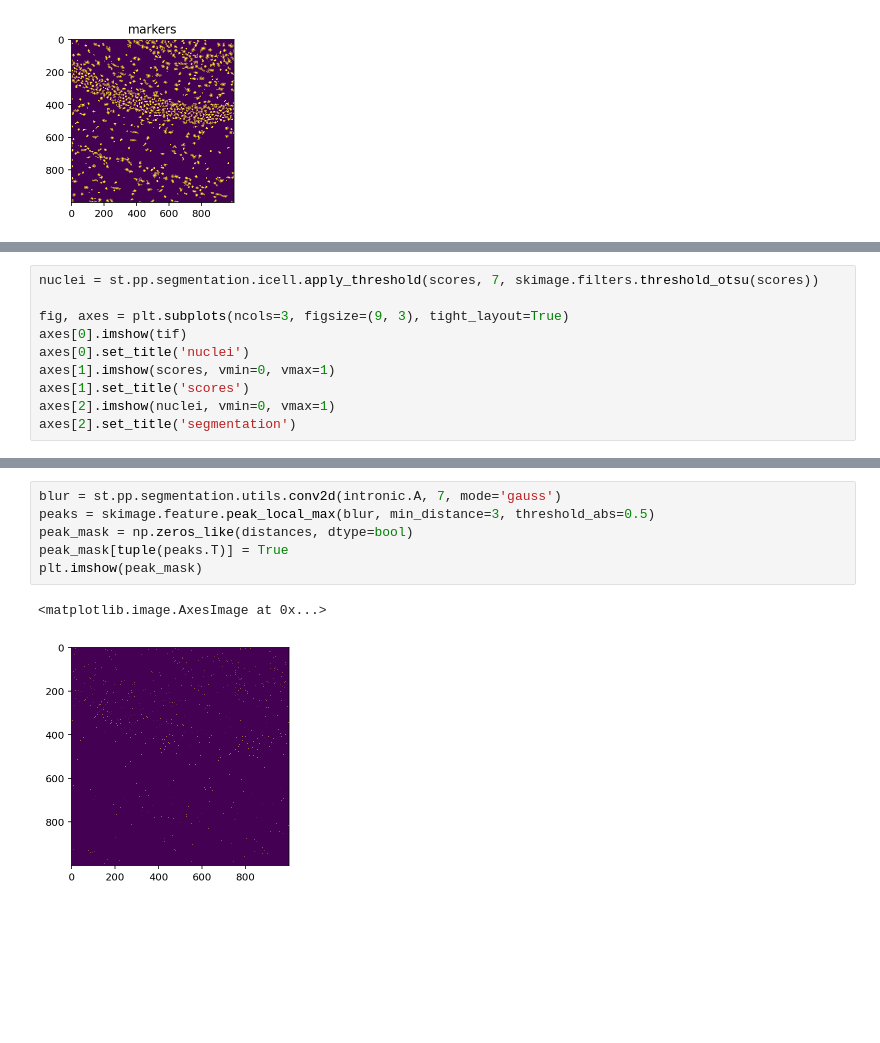
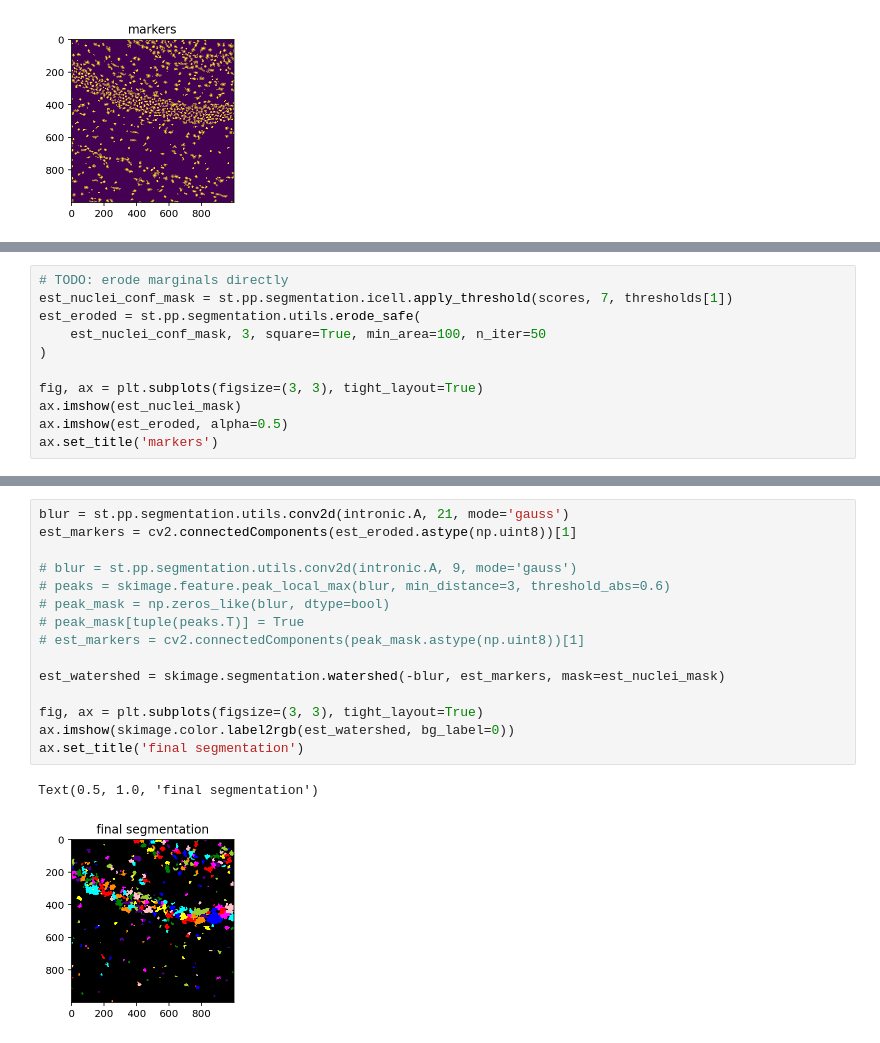
Before and after one commit to aristoteleo/spateo-notebooks, a Jupyter notebook: nuclei_segmentation.ipynb, the cells around one changed output, grey strips where cells are left out. Drawn from its saved outputs; the diff is of its cells as text; blank space fills up the shorter version.

```diff
--- a/nuclei_segmentation.ipynb
+++ b/nuclei_segmentation.ipynb
@@ -123,10 +140,0 @@ scores = st.pp.segmentation.icell.score_pixels(
-# %%
-nuclei = st.pp.segmentation.icell.apply_threshold(scores, 7, skimage.filters.threshold_otsu(scores))
-
-fig, axes = plt.subplots(ncols=3, figsize=(9, 3), tight_layout=True)
-axes[0].imshow(tif)
-axes[0].set_title('nuclei')
-axes[1].imshow(scores, vmin=0, vmax=1)
-axes[1].set_title('scores')
-axes[2].imshow(nuclei, vmin=0, vmax=1)
-axes[2].set_title('segmentation')
@@ -141,0 +141,11 @@ plt.imshow(distances)
+# %%
+# TODO: erode marginals directly
+est_nuclei_conf_mask = st.pp.segmentation.icell.apply_threshold(scores, 7, thresholds[1])
+est_eroded = st.pp.segmentation.utils.erode_safe(
+    est_nuclei_conf_mask, 3, square=True, min_area=100, n_iter=50
+)
+
+fig, ax = plt.subplots(figsize=(3, 3), tight_layout=True)
+ax.imshow(est_nuclei_mask)
+ax.imshow(est_eroded, alpha=0.5)
+ax.set_title('markers')
@@ -142,9 +155,18 @@ plt.imshow(distances)
 # %%
-blur = st.pp.segmentation.utils.conv2d(intronic.A, 7, mode='gauss')
-peaks = skimage.feature.peak_local_max(blur, min_distance=3, threshold_abs=0.5)
-peak_mask = np.zeros_like(distances, dtype=bool)
-peak_mask[tuple(peaks.T)] = True
-plt.imshow(peak_mask)
+blur = st.pp.segmentation.utils.conv2d(intronic.A, 21, mode='gauss')
+est_markers = cv2.connectedComponents(est_eroded.astype(np.uint8))[1]
+
+# blur = st.pp.segmentation.utils.conv2d(intronic.A, 9, mode='gauss')
+# peaks = skimage.feature.peak_local_max(blur, min_distance=3, threshold_abs=0.6)
+# peak_mask = np.zeros_like(blur, dtype=bool)
+# peak_mask[tuple(peaks.T)] = True
+# est_markers = cv2.connectedComponents(peak_mask.astype(np.uint8))[1]
+
+est_watershed = skimage.segmentation.watershed(-blur, est_markers, mask=est_nuclei_mask)
+
+fig, ax = plt.subplots(figsize=(3, 3), tight_layout=True)
+ax.imshow(skimage.color.label2rgb(est_watershed, bg_label=0))
+ax.set_title('final segmentation')
 # %% [output]
-<matplotlib.image.AxesImage at 0x...>
+Text(0.5, 1.0, 'final segmentation')
-[figure, old version]
+[figure, new version]
```
Also changed, not shown: parts of 21 cells of this notebook.
